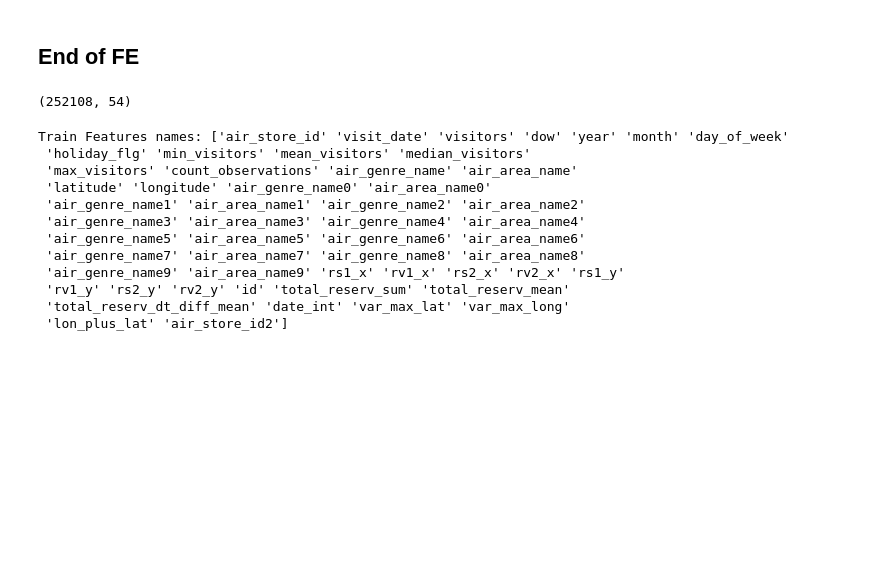
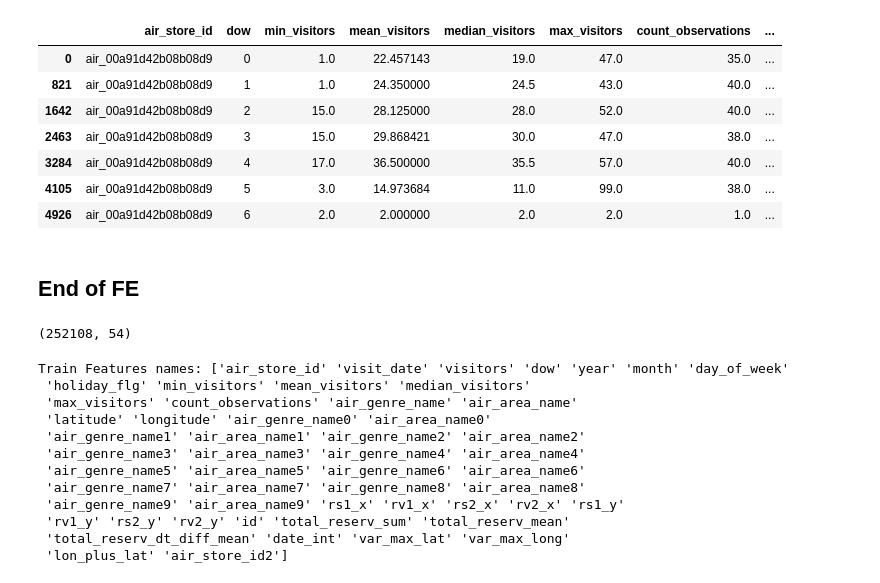
Before and after one commit to jordanvidal/dssp7, a Jupyter notebook: final(1).ipynb, the cells around one changed output. Cells and saved outputs as stored; diff of their text form; code cells hidden in the pictures; blank space fills up the shorter version.

```diff
--- a/final(1).ipynb
+++ b/final(1).ipynb
@@ -108,3 +128,16 @@ stores = pd.merge(stores, data['as'], how='left', on=['air_store_id'])
+# %%
+stores = pd.merge(stores, data['as'], how='left', on=['air_store_id'])
+# %%
+stores.loc[stores['air_store_id'] == "air_00a91d42b08b08d9"]
+# %% [output]
+|  | air_store_id | dow | min_visitors | mean_visitors | median_visitors | max_visitors | count_observations | ... |
+| 0 | air_00a91d42b08b08d9 | 0 | 1.0 | 22.457143 | 19.0 | 47.0 | 35.0 | ... |
+| 821 | air_00a91d42b08b08d9 | 1 | 1.0 | 24.350000 | 24.5 | 43.0 | 40.0 | ... |
+| 1642 | air_00a91d42b08b08d9 | 2 | 15.0 | 28.125000 | 28.0 | 52.0 | 40.0 | ... |
+| 2463 | air_00a91d42b08b08d9 | 3 | 15.0 | 29.868421 | 30.0 | 47.0 | 38.0 | ... |
+| 3284 | air_00a91d42b08b08d9 | 4 | 17.0 | 36.500000 | 35.5 | 57.0 | 40.0 | ... |
+| 4105 | air_00a91d42b08b08d9 | 5 | 3.0 | 14.973684 | 11.0 | 99.0 | 38.0 | ... |
+| 4926 | air_00a91d42b08b08d9 | 6 | 2.0 | 2.000000 | 2.0 | 2.0 | 1.0 | ... |
 # %%
 stores['air_genre_name'] = stores['air_genre_name'].map(lambda x: str(str(x).replace('/',' ')))
 stores['air_area_name'] = stores['air_area_name'].map(lambda x: str(str(x).replace('-',' ')))
```
Also changed, not shown: parts of 5 cells of this notebook, 3 other files.
